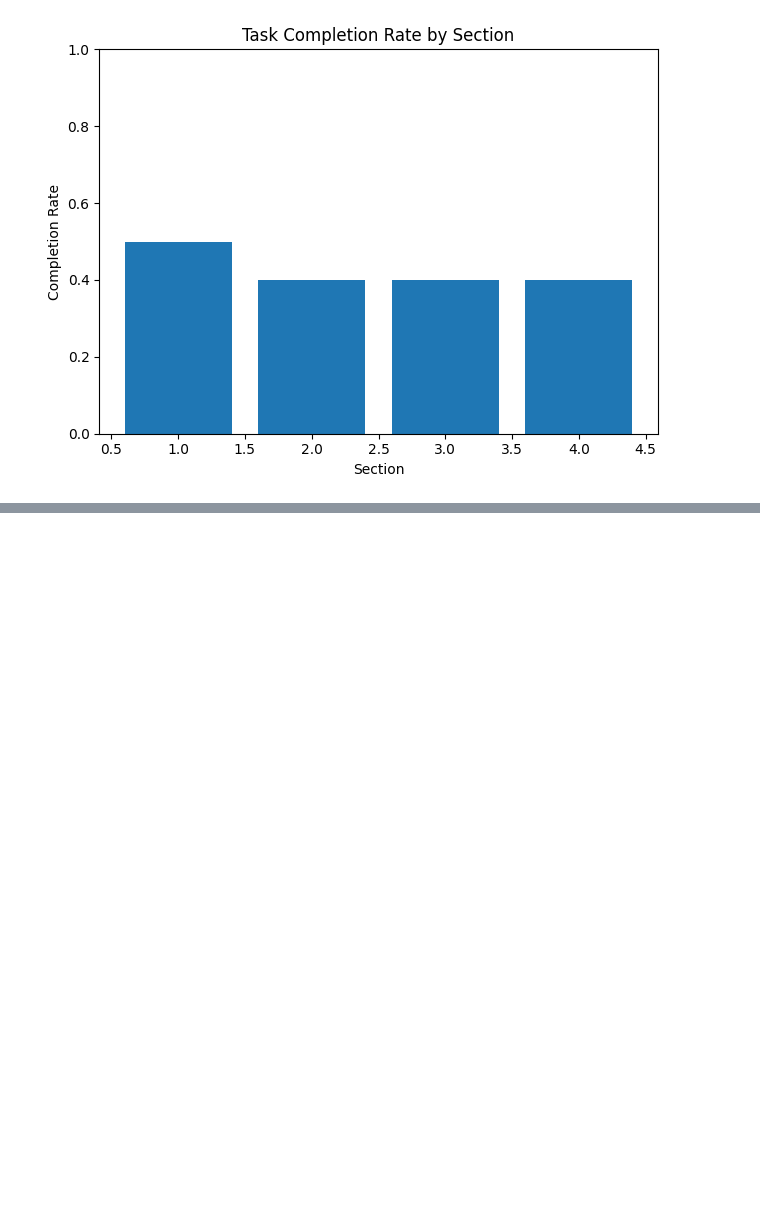
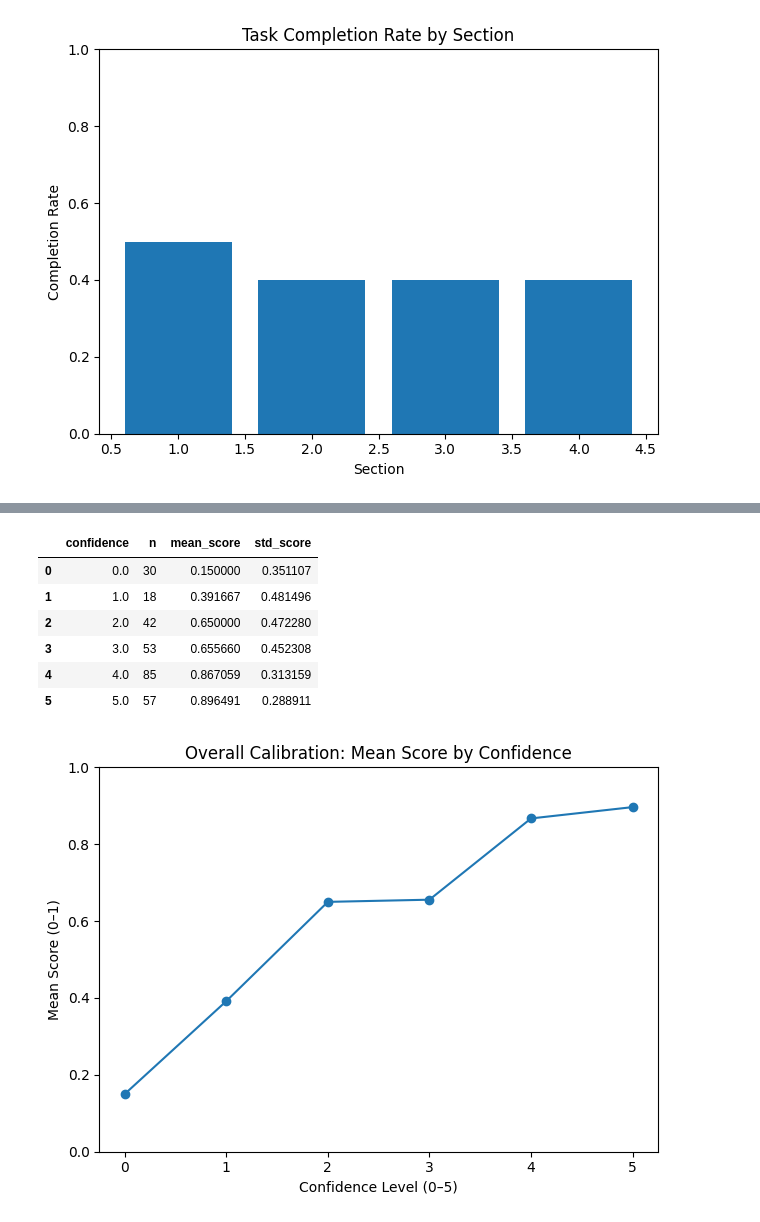
Before and after one commit to SaintHades/Simulation-coding-exercises-for-teaching-probability-theory, a Jupyter notebook: data/EDA.ipynb, the cells around one changed output, grey strips where cells are left out. Cells and saved outputs as stored; diff of their text form; code cells hidden in the pictures; blank space fills up the shorter version.

```diff
--- a/data/EDA.ipynb
+++ b/data/EDA.ipynb
@@ -380,0 +478,33 @@ plt.show()
+# %%
+calib_overall = (
+    long_sc
+    .dropna(subset=["confidence", "score"])
+    .groupby("confidence", dropna=False)
+    .agg(
+        n=("score", "size"),
+        mean_score=("score", "mean"),
+        std_score=("score", "std")
+    )
+    .reset_index()
+    .sort_values("confidence")
+)
+
+display(calib_overall)
+
+plt.figure()
+plt.plot(calib_overall["confidence"], calib_overall["mean_score"], marker="o")
+plt.xlabel("Confidence Level (0–5)")
+plt.ylabel("Mean Score (0–1)")
+plt.title("Overall Calibration: Mean Score by Confidence")
+plt.ylim(0, 1)
+plt.tight_layout()
+plt.show()
+# %% [output]
+|  | confidence | n | mean_score | std_score |
+| 0 | 0.0 | 30 | 0.150000 | 0.351107 |
+| 1 | 1.0 | 18 | 0.391667 | 0.481496 |
+| 2 | 2.0 | 42 | 0.650000 | 0.472280 |
+| 3 | 3.0 | 53 | 0.655660 | 0.452308 |
+| 4 | 4.0 | 85 | 0.867059 | 0.313159 |
+| 5 | 5.0 | 57 | 0.896491 | 0.288911 |
+[figure, added]
```
Also changed, not shown: parts of 9 cells of this notebook.
